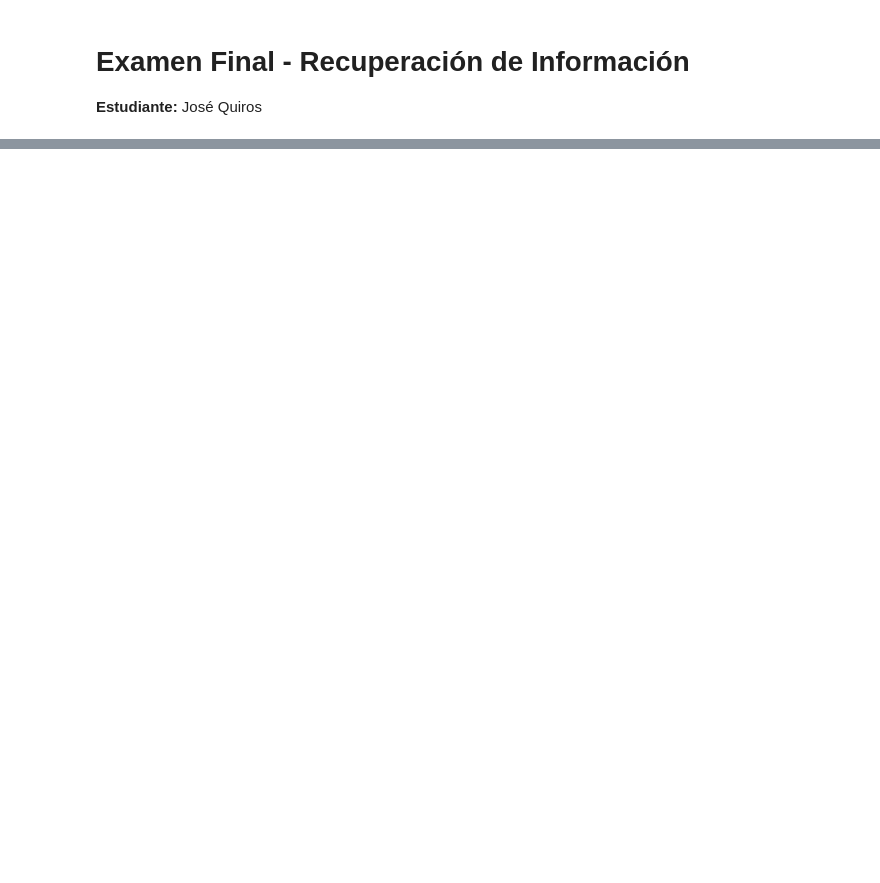
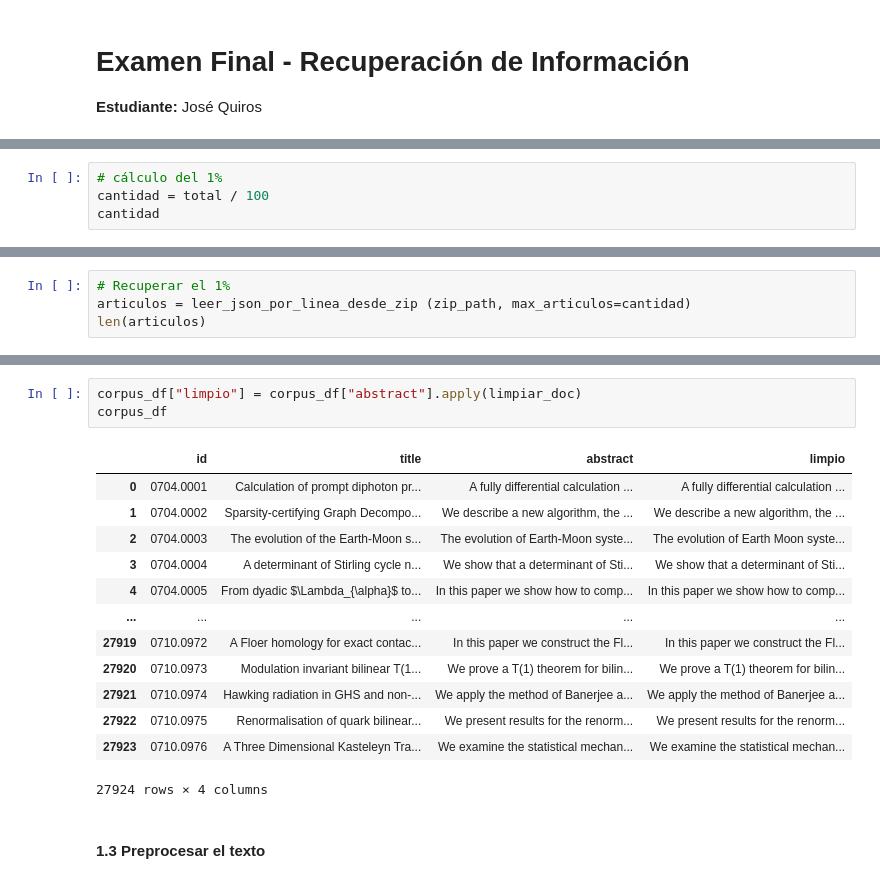
Before and after one commit to jose-JQ/ir25a, a Jupyter notebook: examen/RI_Examen.ipynb, the cells around one changed output, grey strips where cells are left out. Cells and saved outputs as stored; diff of their text form; blank space fills up the shorter version.

```diff
--- a/examen/RI_Examen.ipynb
+++ b/examen/RI_Examen.ipynb
@@ -39,0 +103,4 @@ kaggle.api.dataset_download_files(dataset, path=path, unzip=True)
+# %%
+# cálculo del 1%
+cantidad = total / 100
+cantidad
@@ -39,0 +109,4 @@ kaggle.api.dataset_download_files(dataset, path=path, unzip=True)
+# %%
+# Recuperar el 1%
+articulos = leer_json_por_linea_desde_zip (zip_path, max_articulos=cantidad)
+len(articulos)
@@ -39,0 +186,19 @@ kaggle.api.dataset_download_files(dataset, path=path, unzip=True)
+# %%
+corpus_df["limpio"] = corpus_df["abstract"].apply(limpiar_doc)
+corpus_df
+# %% [output]
+|  | id | title | abstract | limpio |
+| 0 | 0704.0001 | Calculation of prompt diphoton pr... | A fully differential calculation ... | A fully differential calculation ... |
+| 1 | 0704.0002 | Sparsity-certifying Graph Decompo... | We describe a new algorithm, the ... | We describe a new algorithm, the ... |
+| 2 | 0704.0003 | The evolution of the Earth-Moon s... | The evolution of Earth-Moon syste... | The evolution of Earth Moon syste... |
+| 3 | 0704.0004 | A determinant of Stirling cycle n... | We show that a determinant of Sti... | We show that a determinant of Sti... |
+| 4 | 0704.0005 | From dyadic $\Lambda_{\alpha}$ to... | In this paper we show how to comp... | In this paper we show how to comp... |
+| ... | ... | ... | ... | ... |
+| 27919 | 0710.0972 | A Floer homology for exact contac... | In this paper we construct the Fl... | In this paper we construct the Fl... |
+| 27920 | 0710.0973 | Modulation invariant bilinear T(1... | We prove a T(1) theorem for bilin... | We prove a T(1) theorem for bilin... |
+| 27921 | 0710.0974 | Hawking radiation in GHS and non-... | We apply the method of Banerjee a... | We apply the method of Banerjee a... |
+| 27922 | 0710.0975 | Renormalisation of quark bilinear... | We present results for the renorm... | We present results for the renorm... |
+| 27923 | 0710.0976 | A Three Dimensional Kasteleyn Tra... | We examine the statistical mechan... | We examine the statistical mechan... |
+27924 rows × 4 columns
+# %% [markdown]
+#### 1.3 Preprocesar el texto
```
Also changed, not shown: parts of 71 cells of this notebook.
